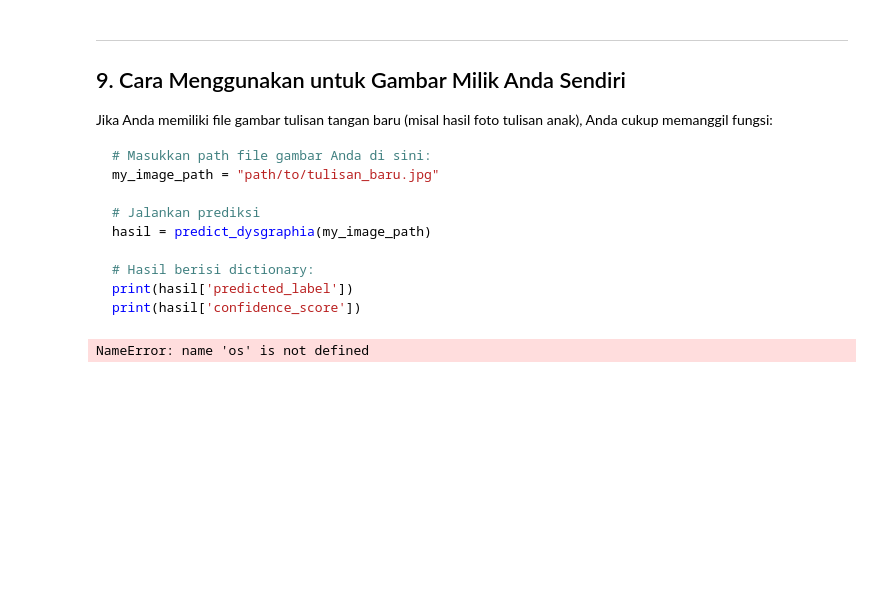
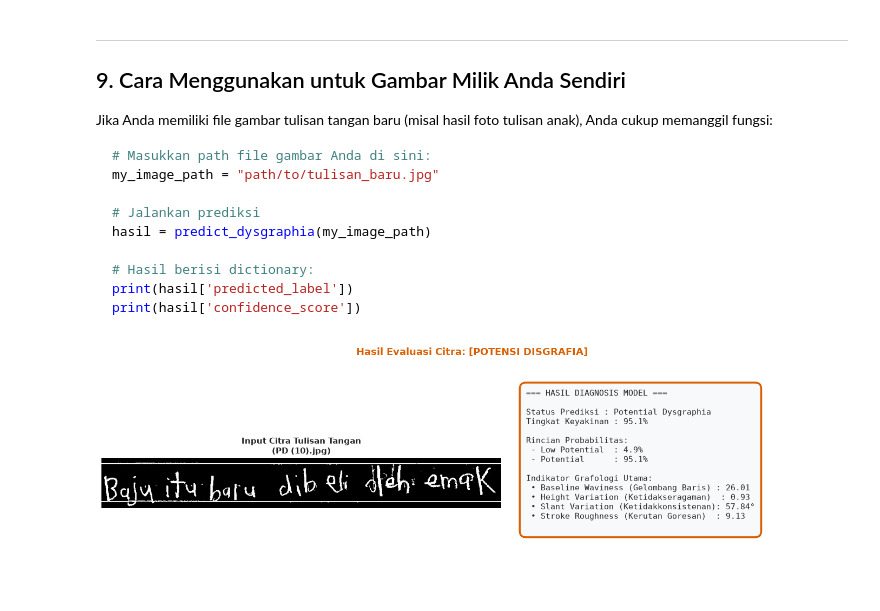
Before and after one commit to xzael24/KawanTumbuh, a Jupyter notebook: services/ai/dysgraphia/Model_Training_and_Inference.ipynb, the cells around one changed output. Drawn from its saved outputs; the diff is of its cells as text; code cells hidden in the pictures; blank space fills up the shorter version.

```diff
--- a/services/ai/dysgraphia/Model_Training_and_Inference.ipynb
+++ b/services/ai/dysgraphia/Model_Training_and_Inference.ipynb
@@ -522,11 +564,11 @@ print(hasil['confidence_score'])
 # %%
 # Template untuk memprediksi file gambar kustom Anda:
 # Ganti nama file di bawah ini sesuai gambar yang ingin Anda uji:
-test_custom_path = "Potential Dysgraphia/PD (10).jpg"
+test_custom_path = "DATASET DYSGRAPHIA HANDWRITING/Potential Dysgraphia/PD (10).jpg"
 
 if os.path.exists(test_custom_path):
     hasil_prediksi = predict_dysgraphia(test_custom_path)
 else:
     print(f"File {test_custom_path} tidak ditemukan.")
 # %% [output]
-NameError: name 'os' is not defined
+[figure, added]
```
Also changed, not shown: parts of 8 cells of this notebook, 8 other files.
